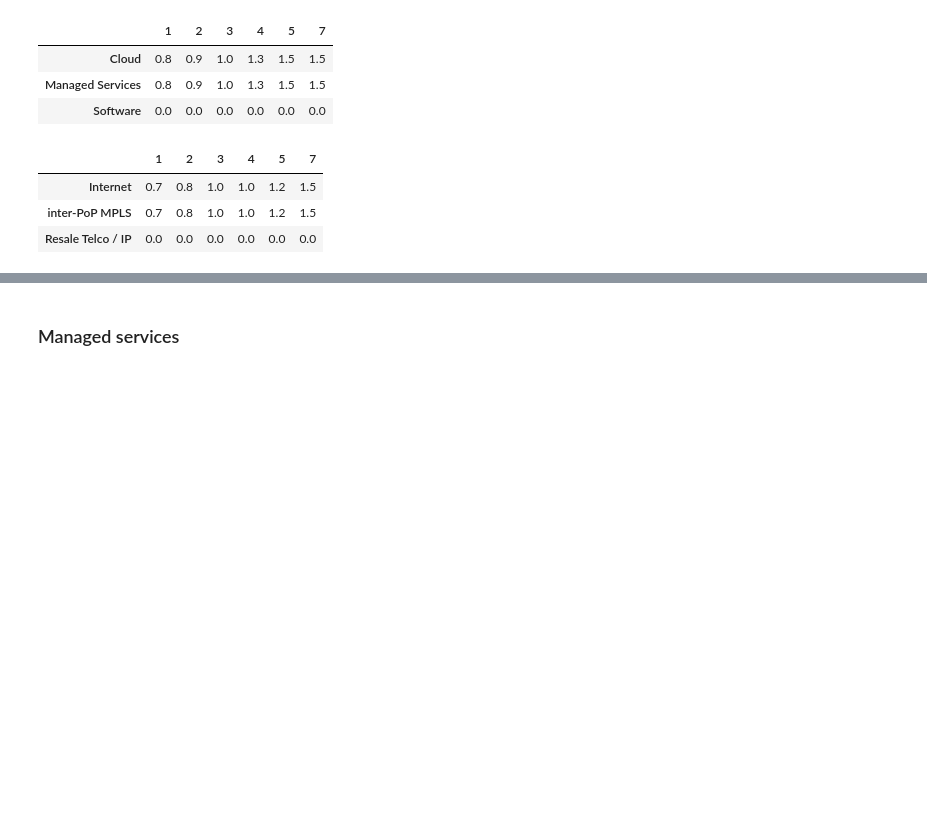
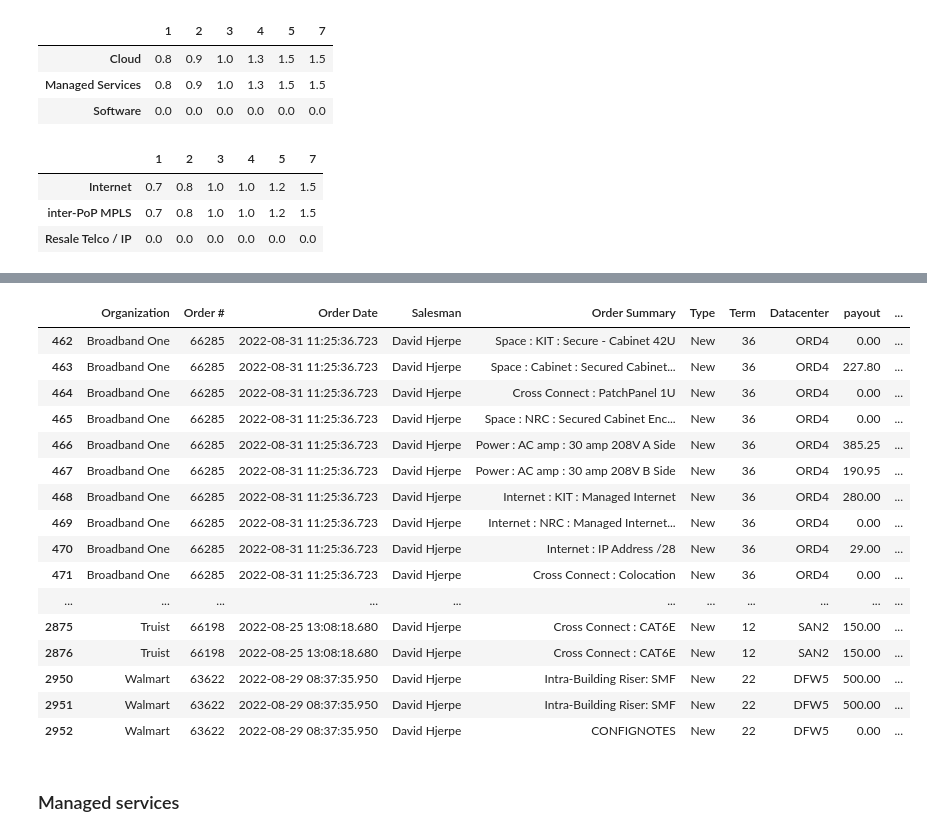
Before and after one commit to maxca17/DB_Commissions, a Jupyter notebook: Commishes/Main/Main.ipynb, the cells around one changed output, grey strips where cells are left out. Drawn from its saved outputs; the diff is of its cells as text; code cells hidden in the pictures; blank space fills up the shorter version.

```diff
--- a/Commishes/Main/Main.ipynb
+++ b/Commishes/Main/Main.ipynb
@@ -120,5 +113,4 @@ Is this a quarterly y
 # %%
-odaine_hudson= ep1[ep1['Salesman'] == 'Odaine Hudson']
 andrew_lewis = ep1[ep1['Salesman'] == 'Andrew Lewis']
 andrew_ramirez= ep1[ep1['Salesman'] == 'Andrew Ramirez']
 angela_rogalski = ep1[ep1['Salesman'] == 'Angela Rogalski']
@@ -134,9 +126,6 @@ jacob_zupancic= ep1[ep1['Salesman'] == 'Andrew Lewis']
 Jeffrey_Reinis= ep1[ep1['Salesman'] == 'Andrew Lewis']
 Jennifer_Bowman= ep1[ep1['Salesman'] == 'Andrew Lewis']
 Jonathan_Malcolm= ep1[ep1['Salesman'] == 'Jonathan Malcolm']
-Kathy_Geiser= ep1[ep1['Salesman'] == 'Andrew Lewis']
-#Knox, Chelsea= ep1[ep1['Salesman'] == 'Andrew Lewis']
-#Knutson, Shawn= ep1[ep1['Salesman'] == 'Andrew Lewis']
 Krystin_Tagaris= ep1[ep1['Salesman'] == 'Andrew Lewis']
 #Lachance, Laura= ep1[ep1['Salesman'] == 'Andrew Lewis']
 Mark_McCants= ep1[ep1['Salesman'] == 'Andrew Lewis']
@@ -146,20 +135,37 @@ Michael_DeBetta= ep1[ep1['Salesman'] == 'Andrew Lewis']
 Michael_Murray= ep1[ep1['Salesman'] == 'Andrew Lewis']
 Michael_Skalitzky= ep1[ep1['Salesman'] == 'Andrew Lewis']
 Morgan_Martensen= ep1[ep1['Salesman'] == 'Andrew Lewis']
-natalie_farr= ep1[ep1['Salesman'] == 'Natalie Farr']
 Phillip_Berta= ep1[ep1['Salesman'] == 'Andrew Lewis']
 RJ_Thibodeau= ep1[ep1['Salesman'] == 'Andrew Lewis']
 Rebecca_Shaffer= ep1[ep1['Salesman'] == 'Andrew Lewis']
 Robert_Doretti= ep1[ep1['Salesman'] == 'Andrew Lewis']
 Ronald_Heltemes= ep1[ep1['Salesman'] == 'Andrew Lewis']
-Samuel_Mickler= ep1[ep1['Salesman'] == 'Andrew Lewis']
 Scott_Palsgrove= ep1[ep1['Salesman'] == 'Andrew Lewis']
-Shelby_Locklear= ep1[ep1['Salesman'] == 'Andrew Lewis']
 Stephanie_Leyva= ep1[ep1['Salesman'] == 'Andrew Lewis']
 Stephen_Muoio = ep1[ep1['Salesman'] == 'Andrew Lewis']
 Tiffany_Dunson= ep1[ep1['Salesman'] == 'Andrew Lewis']
 Tim_Langan = ep1[ep1['Salesman'] == 'Andrew Lewis']
-Trey_Hardeman = ep1[ep1['Salesman'] == 'Andrew Lewis']
+david_hjerpe = ep1[ep1['Salesman'] == 'David Hjerpe']
+# %%
+david_hjerpe
+# %% [output]
+|  | Organization | Order # | Order Date | Salesman | Order Summary | Type | Term | Datacenter | payout | ... |
+| 462 | Broadband One | 66285 | 2022-08-31 11:25:36.723 | David Hjerpe | Space : KIT : Secure - Cabinet 42U | New | 36 | ORD4 | 0.00 | ... |
+| 463 | Broadband One | 66285 | 2022-08-31 11:25:36.723 | David Hjerpe | Space : Cabinet : Secured Cabinet... | New | 36 | ORD4 | 227.80 | ... |
+| 464 | Broadband One | 66285 | 2022-08-31 11:25:36.723 | David Hjerpe | Cross Connect : PatchPanel 1U | New | 36 | ORD4 | 0.00 | ... |
+| 465 | Broadband One | 66285 | 2022-08-31 11:25:36.723 | David Hjerpe | Space : NRC : Secured Cabinet Enc... | New | 36 | ORD4 | 0.00 | ... |
+| 466 | Broadband One | 66285 | 2022-08-31 11:25:36.723 | David Hjerpe | Power : AC amp : 30 amp 208V A Side | New | 36 | ORD4 | 385.25 | ... |
+| 467 | Broadband One | 66285 | 2022-08-31 11:25:36.723 | David Hjerpe | Power : AC amp : 30 amp 208V B Side | New | 36 | ORD4 | 190.95 | ... |
+| 468 | Broadband One | 66285 | 2022-08-31 11:25:36.723 | David Hjerpe | Internet : KIT : Managed Internet | New | 36 | ORD4 | 280.00 | ... |
+| 469 | Broadband One | 66285 | 2022-08-31 11:25:36.723 | David Hjerpe | Internet : NRC : Managed Internet... | New | 36 | ORD4 | 0.00 | ... |
+| 470 | Broadband One | 66285 | 2022-08-31 11:25:36.723 | David Hjerpe | Internet : IP Address /28 | New | 36 | ORD4 | 29.00 | ... |
+| 471 | Broadband One | 66285 | 2022-08-31 11:25:36.723 | David Hjerpe | Cross Connect : Colocation | New | 36 | ORD4 | 0.00 | ... |
+| ... | ... | ... | ... | ... | ... | ... | ... | ... | ... | ... |
+| 2875 | Truist | 66198 | 2022-08-25 13:08:18.680 | David Hjerpe | Cross Connect : CAT6E | New | 12 | SAN2 | 150.00 | ... |
+| 2876 | Truist | 66198 | 2022-08-25 13:08:18.680 | David Hjerpe | Cross Connect : CAT6E | New | 12 | SAN2 | 150.00 | ... |
+| 2950 | Walmart | 63622 | 2022-08-29 08:37:35.950 | David Hjerpe | Intra-Building Riser: SMF | New | 22 | DFW5 | 500.00 | ... |
+| 2951 | Walmart | 63622 | 2022-08-29 08:37:35.950 | David Hjerpe | Intra-Building Riser: SMF | New | 22 | DFW5 | 500.00 | ... |
+| 2952 | Walmart | 63622 | 2022-08-29 08:37:35.950 | David Hjerpe | CONFIGNOTES | New | 22 | DFW5 | 0.00 | ... |
 # %% [markdown]
 ### Managed services
 # %%
```
Also changed, not shown: parts of 13 cells of this notebook, 24 other files.
